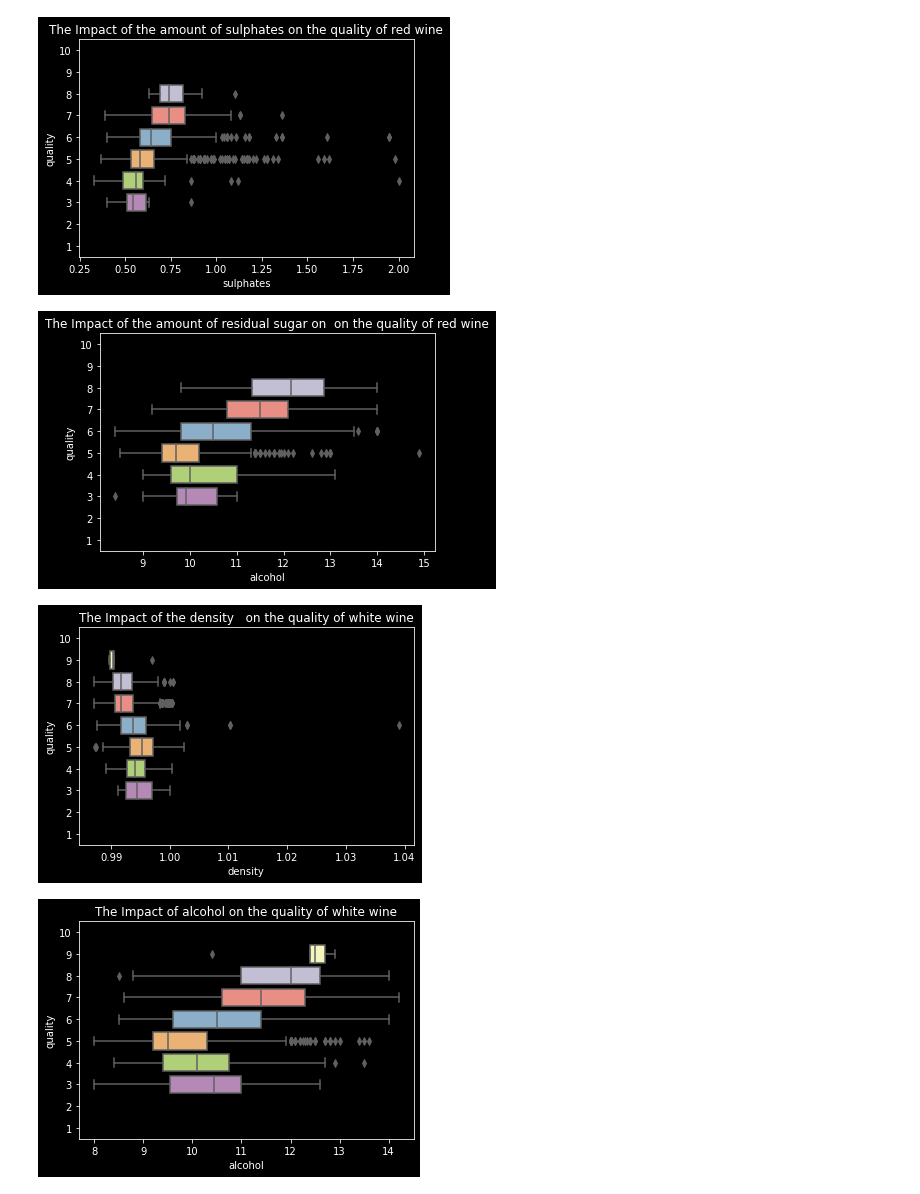
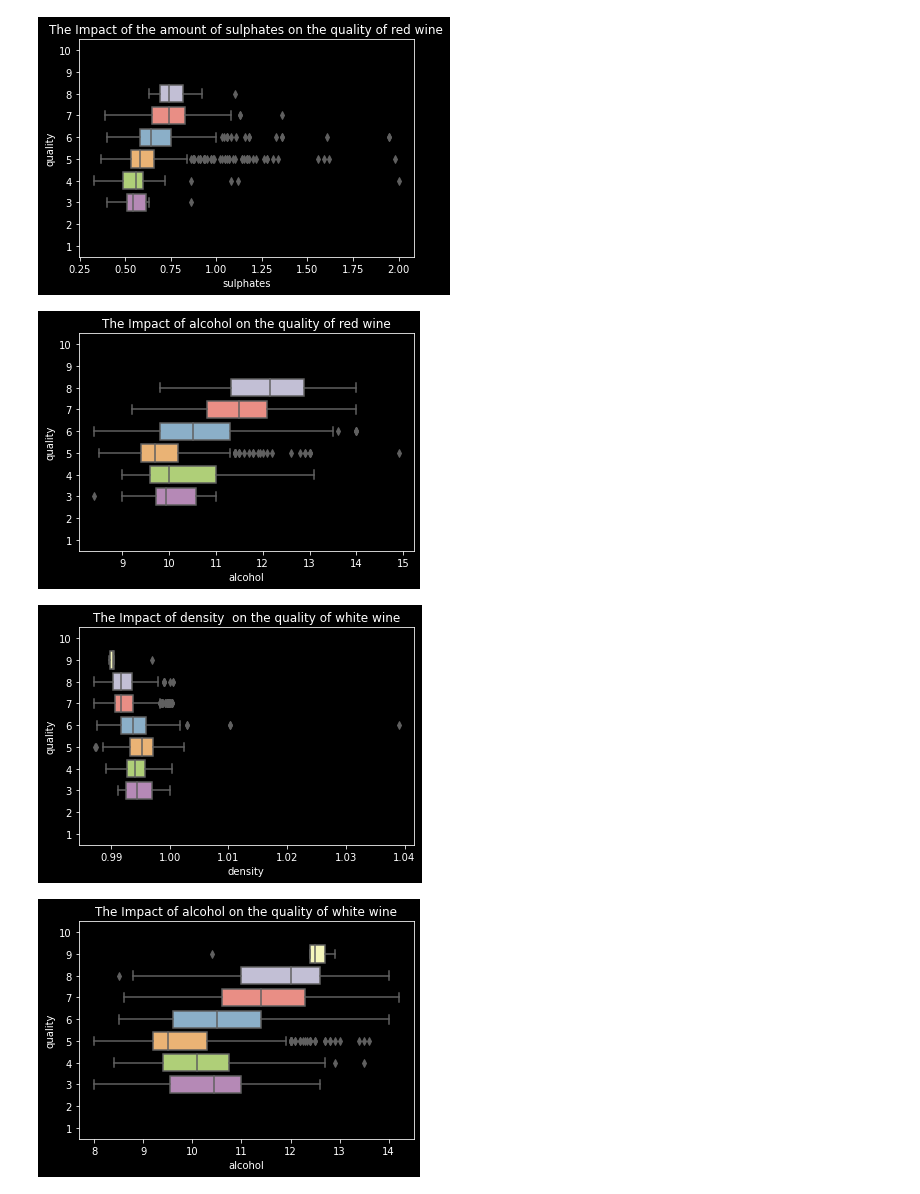
Before and after one commit to YanaOrf/BlueBerryWinery, a Jupyter notebook: BlueBerryWinery.ipynb, the cells around one changed output. Cells and saved outputs as stored; diff of their text form; code cells hidden in the pictures.

```diff
--- a/BlueBerryWinery.ipynb
+++ b/BlueBerryWinery.ipynb
@@ -487,19 +493,19 @@ plt.show()
 # %%
 #Scater plot The Impact of  alcohol on  red wine quality
 sns.boxplot(data=red_wine2,x="alcohol", y="quality",orient="h",order=(10,9,8,7,6,5,4,3,2,1))
-plt.title("The Impact of the amount of residual sugar on  on the quality of red wine")
+plt.title("The Impact of alcohol on the quality of red wine")
 plt.show()
 
 # Less sugar -> higher quality for both: red & white wines
 # %% [output]
-[figure, old version]
+[figure, new version]
 # %%
 #Scater plot The Impact of  density on  white wine quality
 sns.boxplot(data=white_wine2,x="density", y="quality",orient="h",order=(10,9,8,7,6,5,4,3,2,1))
-plt.title("The Impact of the density   on the quality of white wine")
+plt.title("The Impact of density  on the quality of white wine")
 plt.show()
 # %% [output]
-[figure, old version]
+[figure, new version]
 # %%
 #Scater plot The Impact of  alcohol on  white wine quality
 sns.boxplot(data=white_wine2,x="alcohol", y="quality",orient="h",order=(10,9,8,7,6,5,4,3,2,1))
```
Also changed, not shown: parts of 9 cells of this notebook.
